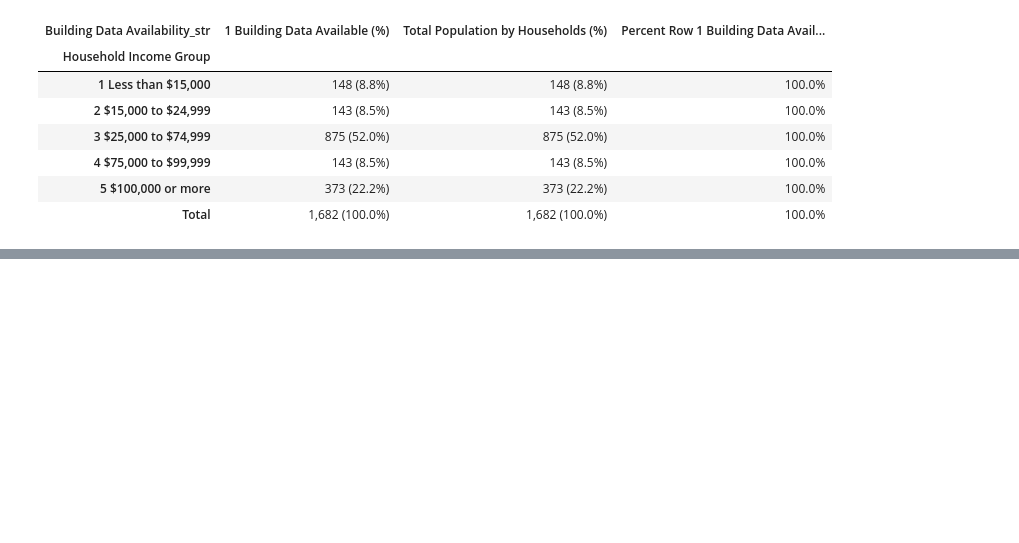
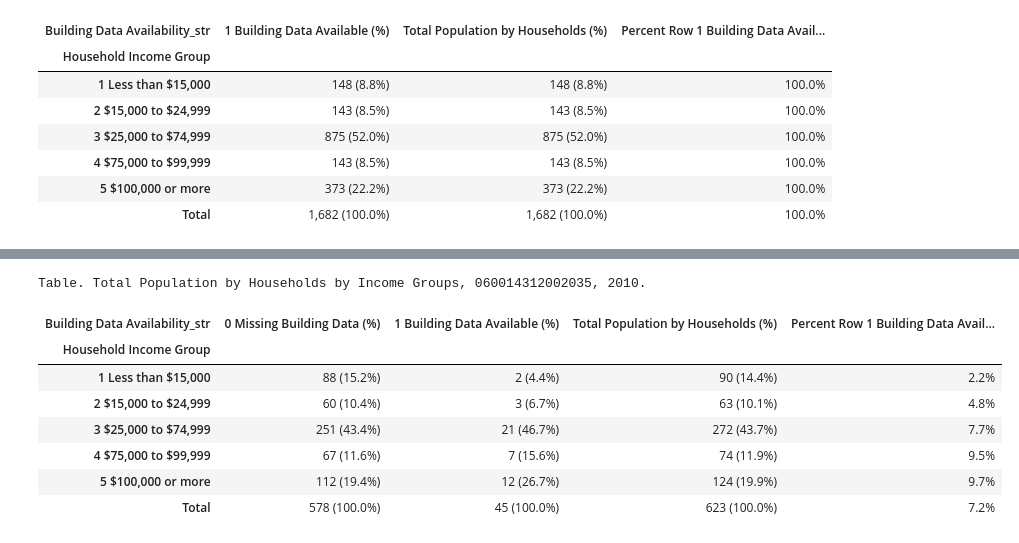
Before and after one commit to npr99/intersect-community-data, a Jupyter notebook: ncoda_07jv5_HUA_NSI_Hayward.ipynb, the cells around one changed output, grey strips where cells are left out. Saved outputs shown, nothing was run; the diff lists cells and outputs as text; code cells hidden in the pictures; blank space fills up the shorter version.

```diff
--- a/ncoda_07jv5_HUA_NSI_Hayward.ipynb
+++ b/ncoda_07jv5_HUA_NSI_Hayward.ipynb
@@ -648,0 +673,21 @@ Table. Total Population by Households by Income Groups, 060014371022000, 2010.
+# %%
+condition = hua_gdf['blockid'] == top_not_successful_block_id
+block_hua_gdf = hua_gdf[condition]
+PopResultsTable.pop_results_table(block_hua_gdf,
+                  who = "Total Population by Households",
+                  what = "by Income Groups",
+                  where = top_not_successful_block_id,
+                  when = "2010",
+                  row_index = "Household Income Group",
+                  col_index = 'Building Data Availability_str',
+                  row_percent = '1 Building Data Available')
+# %% [output]
+Table. Total Population by Households by Income Groups, 060014312002035, 2010.
+| Building Data Availability_str | 0 Missing Building Data (%) | 1 Building Data Available (%) | Total Population by Households (%) | Percent Row 1 Building Data Avail... |
+| Household Income Group |  |  |  |  |
+| 1 Less than $15,000 | 88 (15.2%) | 2 (4.4%) | 90 (14.4%) | 2.2% |
+| 2 $15,000 to $24,999 | 60 (10.4%) | 3 (6.7%) | 63 (10.1%) | 4.8% |
+| 3 $25,000 to $74,999 | 251 (43.4%) | 21 (46.7%) | 272 (43.7%) | 7.7% |
+| 4 $75,000 to $99,999 | 67 (11.6%) | 7 (15.6%) | 74 (11.9%) | 9.5% |
+| 5 $100,000 or more | 112 (19.4%) | 12 (26.7%) | 124 (19.9%) | 9.7% |
+| Total | 578 (100.0%) | 45 (100.0%) | 623 (100.0%) | 7.2% |
```
Also changed, not shown: parts of 5 cells of this notebook.
